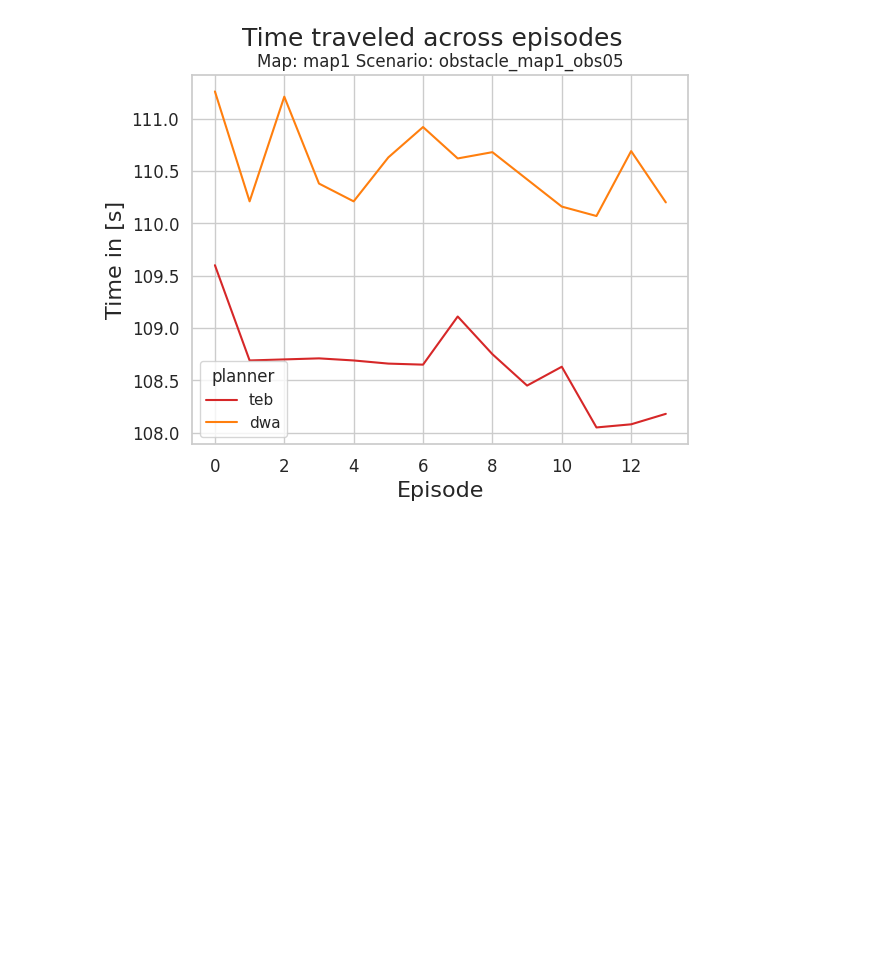
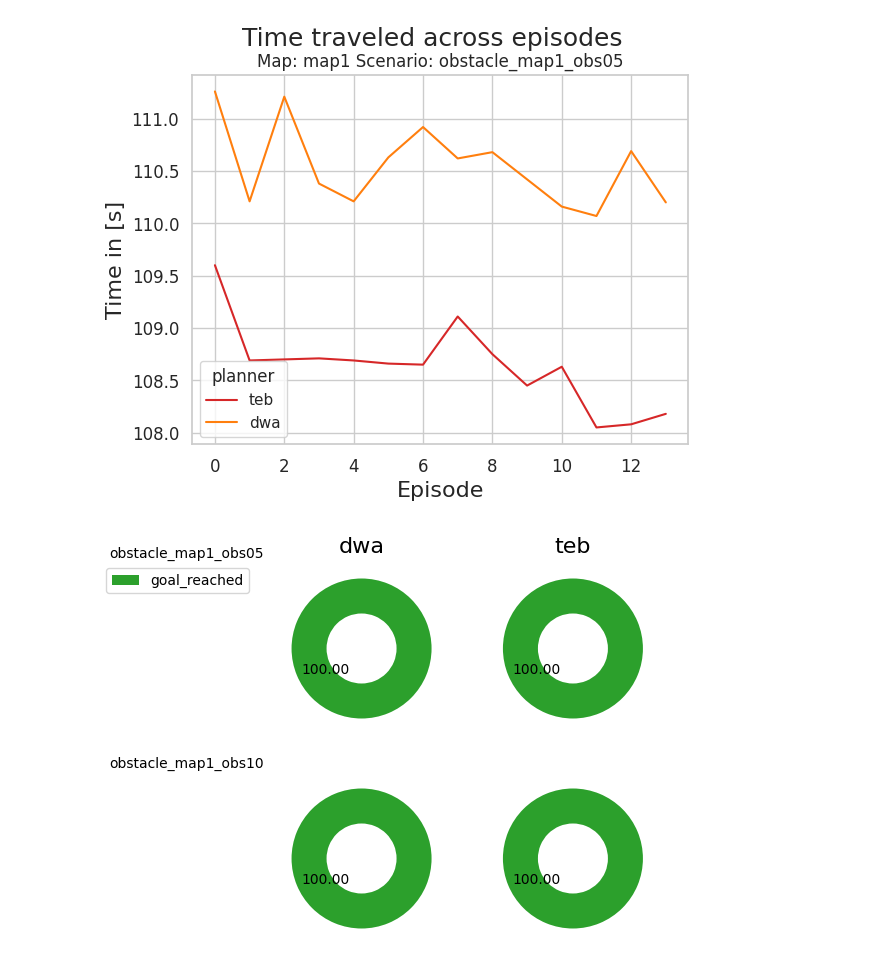
Before and after one commit to ignc-research/arena-evaluation, a Jupyter notebook: 03_plotting/get_plots.ipynb, the cells around one changed output. Drawn from its saved outputs; the diff is of its cells as text; code cells hidden in the pictures; blank space fills up the shorter version.

Commit message:
add pie chart for done reason

```diff
--- a/03_plotting/get_plots.ipynb
+++ b/03_plotting/get_plots.ipynb
@@ -96,3 +94,46 @@ plt.title("Map: map1 Scenario: obstacle_map1_obs05", fontsize=12)
 # %% [output]
 Text(0.5, 1.0, 'Map: map1 Scenario: obstacle_map1_obs05')
 [figure]
+# %%
+### filter to get subset of data
+subset = data
+# subset = subset[subset["planner"]=="teb"]
+subset = subset[subset["model"]=="burger"]
+subset = subset[subset["map"]=="map1"]
+# subset = subset[subset["scenario"]=="obstacle_map1_obs05"]
+
+grouped_subset = subset.groupby(["scenario","planner","done_reason"]).size()
+
+scenarios = np.unique(subset.scenario)
+planners = np.unique(subset.planner)
+nrows = len(scenarios)
+ncols = len(planners)
+fig, axes = plt.subplots(nrows=nrows, ncols=ncols, sharex=True, sharey=True, figsize=(5,5))
+
+### color list for done reasons
+colors = [
+    "tab:green",
+    "tab:blue",
+    "tab:red"
+]
+
+### draw multiple pie plots (donut plots with wedgeprops), for further information https://matplotlib.org/3.1.1/api/_as_gen/matplotlib.pyplot.pie.html
+for row,scene in enumerate(scenarios):
+    for col,planner in enumerate(planners):
+        axes[row,col].pie(grouped_subset.loc[(scene,planner),],
+            autopct='%.2f',
+            wedgeprops=dict(width=.5), # donut property, omit for regular pie chart
+            colors=colors,
+            startangle=30)
+        if row==0:
+            axes[row,col].set_title(planner, fontsize=16)
+        if col==0:
+            axes[row,col].set_ylabel(scene, fontsize=10, loc="top", rotation="horizontal")
+        if row==0 and col==0:
+            axes[row,col].legend(list(grouped_subset.loc[(scene,planner),].index),
+                bbox_to_anchor=(-1,1), # legend position
+                loc="upper left",
+                ncol=1,
+                fancybox=True)
+# %% [output]
+[figure, added]
```
Also changed, not shown: parts of 3 cells of this notebook.
